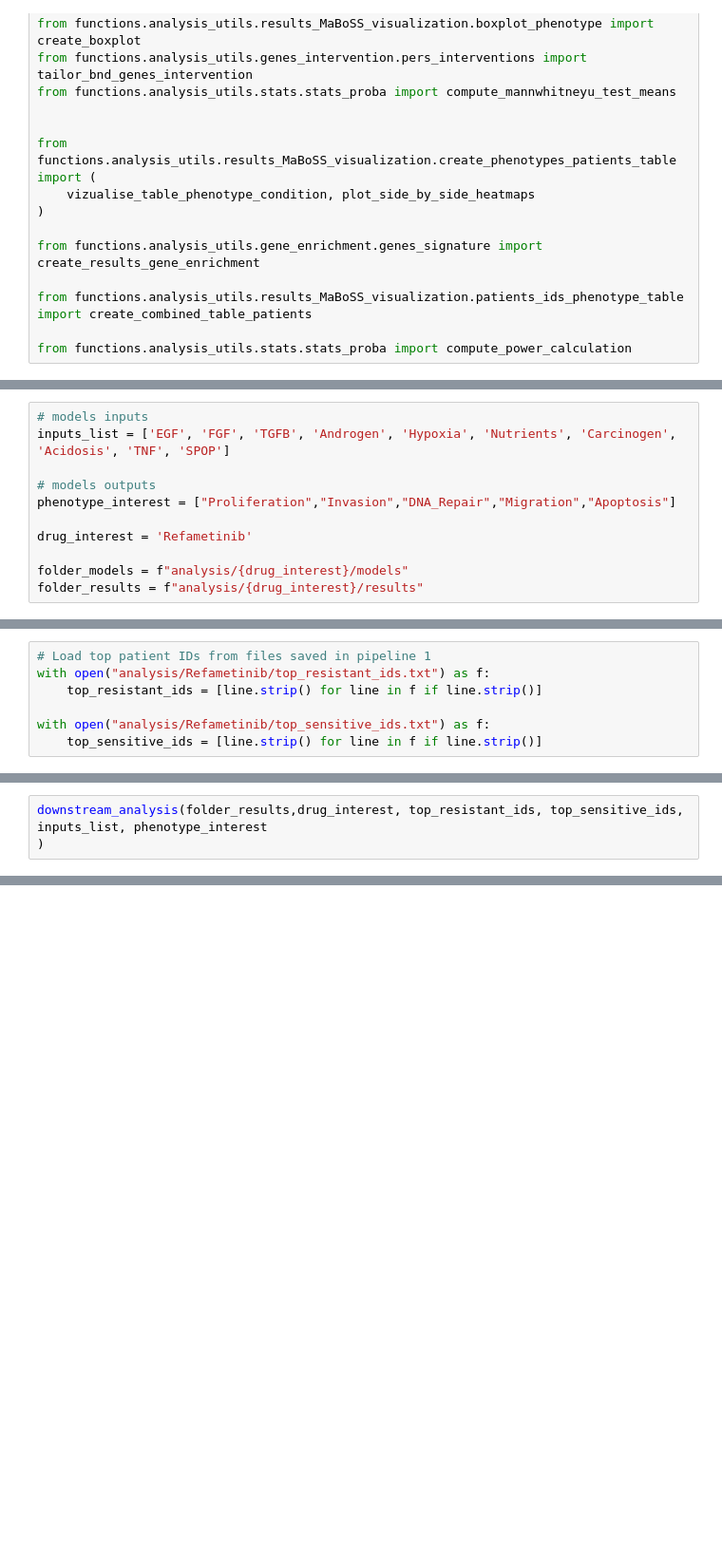
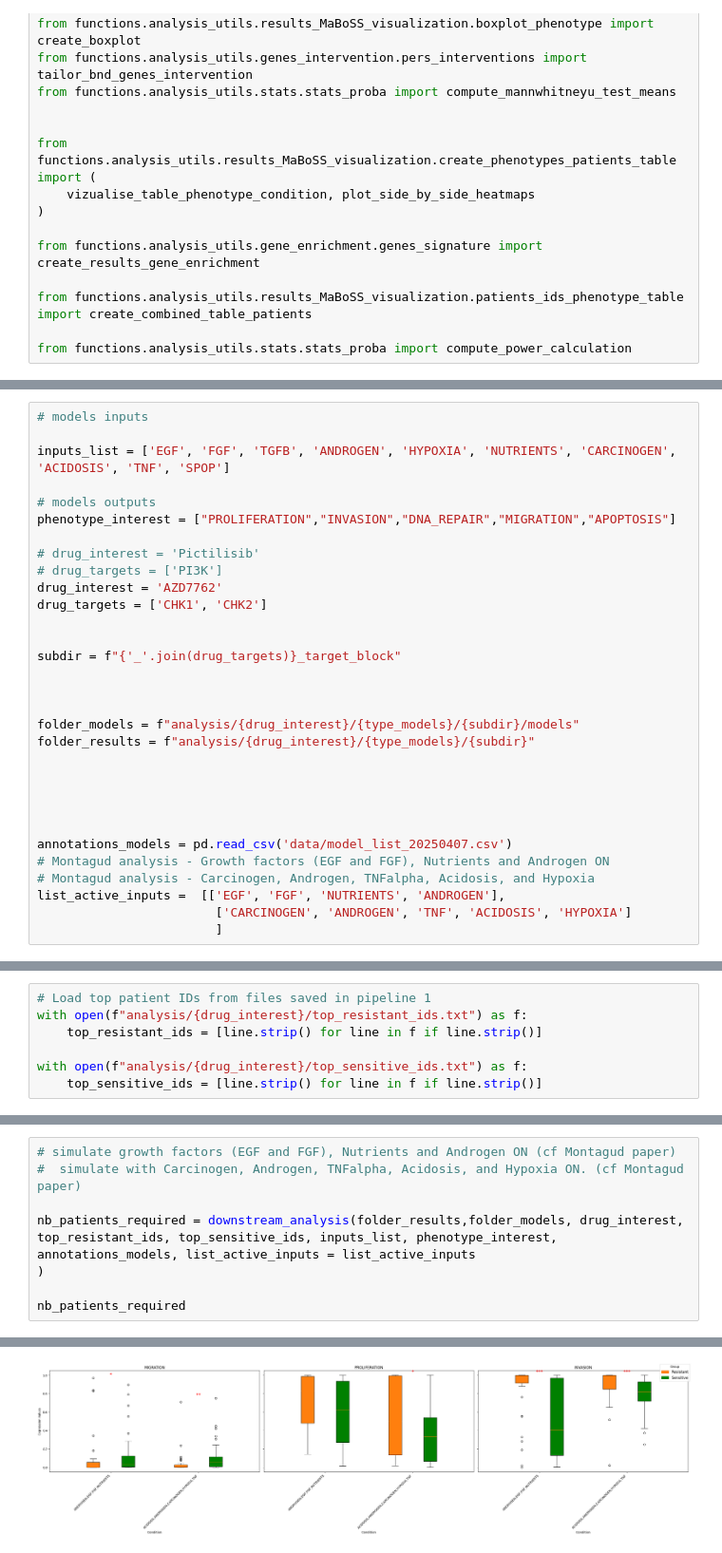
Before and after one commit to romane-gauthierj/Attractor-Resistance, a Jupyter notebook: pipeline_2.ipynb, the cells around one changed output, grey strips where cells are left out. Shown: that part at 95% size. Saved outputs shown, nothing was run; the diff lists cells and outputs as text; blank space fills up the shorter version.

```diff
--- a/pipeline_2.ipynb
+++ b/pipeline_2.ipynb
@@ -24,11 +26,31 @@ from functions.analysis_utils.stats.stats_proba import compute_power_calculation
 # %%
 # models inputs
-inputs_list = ['EGF', 'FGF', 'TGFB', 'Androgen', 'Hypoxia', 'Nutrients', 'Carcinogen', 'Acidosis', 'TNF', 'SPOP']
+
+inputs_list = ['EGF', 'FGF', 'TGFB', 'ANDROGEN', 'HYPOXIA', 'NUTRIENTS', 'CARCINOGEN', 'ACIDOSIS', 'TNF', 'SPOP']
 
 # models outputs
-phenotype_interest = ["Proliferation","Invasion","DNA_Repair","Migration","Apoptosis"]
+phenotype_interest = ["PROLIFERATION","INVASION","DNA_REPAIR","MIGRATION","APOPTOSIS"]
 
-drug_interest = 'Refametinib'
+# drug_interest = 'Pictilisib'
+# drug_targets = ['PI3K']
+drug_interest = 'AZD7762'
+drug_targets = ['CHK1', 'CHK2']
 
-folder_models = f"analysis/{drug_interest}/models"
-folder_results = f"analysis/{drug_interest}/results"
+
+subdir = f"{'_'.join(drug_targets)}_target_block"
+
+
+
+folder_models = f"analysis/{drug_interest}/{type_models}/{subdir}/models"
+folder_results = f"analysis/{drug_interest}/{type_models}/{subdir}"
+
+
+
+
+
+annotations_models = pd.read_csv('data/model_list_20250407.csv')
+# Montagud analysis - Growth factors (EGF and FGF), Nutrients and Androgen ON
+# Montagud analysis - Carcinogen, Androgen, TNFalpha, Acidosis, and Hypoxia
+list_active_inputs =  [['EGF', 'FGF', 'NUTRIENTS', 'ANDROGEN'],
+                        ['CARCINOGEN', 'ANDROGEN', 'TNF', 'ACIDOSIS', 'HYPOXIA']
+                        ]
@@ -35,7 +59,7 @@ folder_results = f"analysis/{drug_interest}/results"
 # %%
 # Load top patient IDs from files saved in pipeline 1
-with open("analysis/Refametinib/top_resistant_ids.txt") as f:
+with open(f"analysis/{drug_interest}/top_resistant_ids.txt") as f:
     top_resistant_ids = [line.strip() for line in f if line.strip()]
 
-with open("analysis/Refametinib/top_sensitive_ids.txt") as f:
+with open(f"analysis/{drug_interest}/top_sensitive_ids.txt") as f:
     top_sensitive_ids = [line.strip() for line in f if line.strip()]
@@ -42,4 +68,9 @@ with open("analysis/Refametinib/top_sensitive_ids.txt") as f:
 # %%
-downstream_analysis(folder_results,drug_interest, top_resistant_ids, top_sensitive_ids, inputs_list, phenotype_interest
+# simulate growth factors (EGF and FGF), Nutrients and Androgen ON (cf Montagud paper)
+#  simulate with Carcinogen, Androgen, TNFalpha, Acidosis, and Hypoxia ON. (cf Montagud paper)
+
+nb_patients_required = downstream_analysis(folder_results,folder_models, drug_interest, top_resistant_ids, top_sensitive_ids, inputs_list, phenotype_interest, annotations_models, list_active_inputs = list_active_inputs
 )
+
+nb_patients_required
 # %% [output]
@@ -47,0 +94 @@ model_pers_cfg analysis/Refametinib/models/sensitive/pers_models/SIDM00337_Refam
+[figure, added]
```
Also changed, not shown: parts of 11 cells of this notebook, 50 other files.
